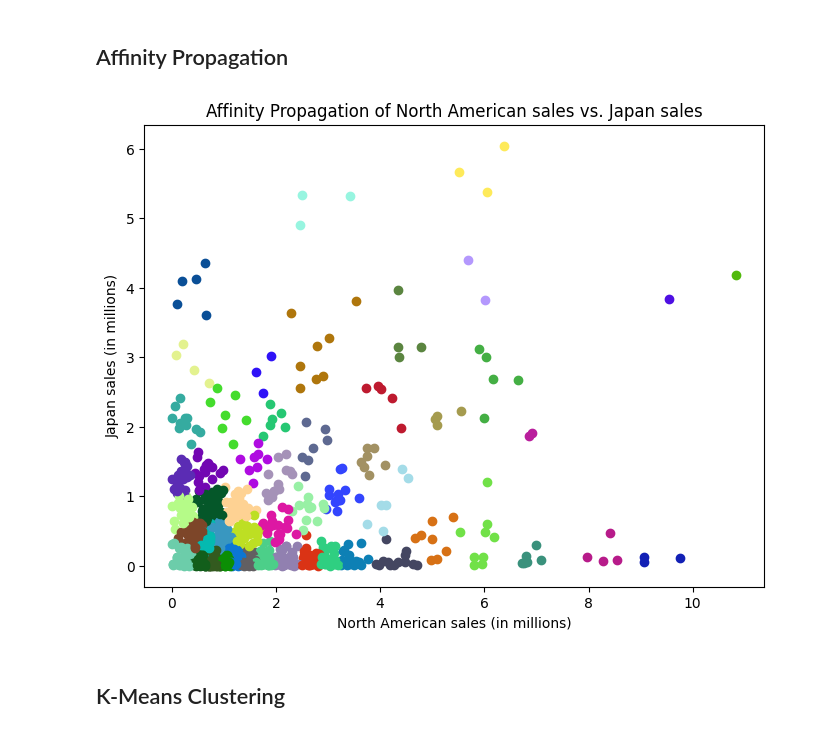
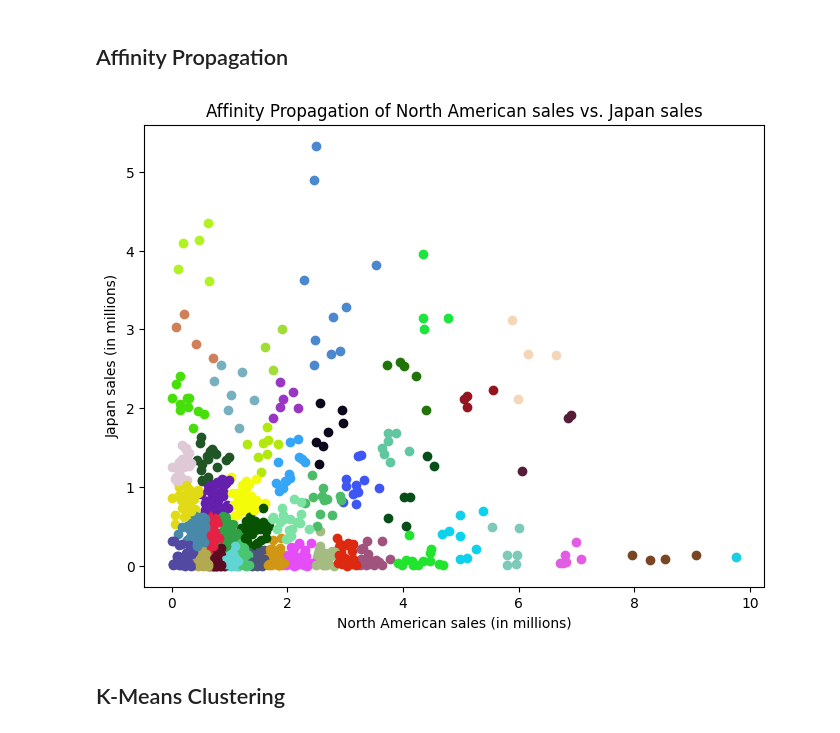
Before and after one commit to candersen114/Python2Source, a Jupyter notebook: finalproj.ipynb, the cells around one changed output. Drawn from its saved outputs; the diff is of its cells as text; code cells hidden in the pictures.

```diff
--- a/finalproj.ipynb
+++ b/finalproj.ipynb
@@ -515,6 +518,12 @@ for i, manufacturer in enumerate(manufacturers):
     # Add legend outside of plot axes
     axes[i].legend(title='Publisher Type', loc='upper left', bbox_to_anchor=(1.05, 1))
 
+    # Also show the underlying data
+    dfpivot = sales_by_generation_publisher.pivot_table(index="ConsoleGeneration", columns="PublisherType", values="Global_Sales", aggfunc="sum")
+    dfpivot["PercentFirstParty"] = dfpivot["First Party"] / (dfpivot["First Party"] + dfpivot["Third Party"])
+    print(manufacturer)
+    display(dfpivot)
+
 # Adjust layout to prevent overlap
 plt.tight_layout()
 
@@ -572,28 +609,28 @@ for i in range(1000):
 # %%
 affinity = AffinityPropagation(damping=0.90, max_iter=1000)
 
 # Drop rows with missing values in relevant columns
 df_nona = df.dropna(subset=['NA_Sales', 'JP_Sales'])
 
 # For the clustering dataset, we're going to focus on games with 20 million or fewer Global_Sales, to ensure the biggest outliers don't skew the clustering
-df_nona = df_nona[df_nona["Global_Sales"] <= 20]
+df_nona = df_nona[df_nona["Global_Sales"] <= 15]
 
 df_nona.reset_index(inplace=True)
 
 cluster = affinity.fit(df_nona[["NA_Sales", "JP_Sales"]])
 
 fig = plt.figure(figsize=(8,6))
 ax = fig.add_subplot(111)
 for i in df_nona.index:
     ax.scatter(df_nona["NA_Sales"][i], df_nona["JP_Sales"][i], color=colors[cluster.labels_[i]])
 
 ax.set_title("Affinity Propagation of North American sales vs. Japan sales")
 ax.set_xlabel("North American sales (in millions)")
 ax.set_ylabel("Japan sales (in millions)")
 
 plt.show()
 # %% [output]
-[figure, old version]
+[figure, new version]
 # %% [markdown]
 ## K-Means Clustering
 # %%
```
Also changed, not shown: parts of 12 cells of this notebook.
